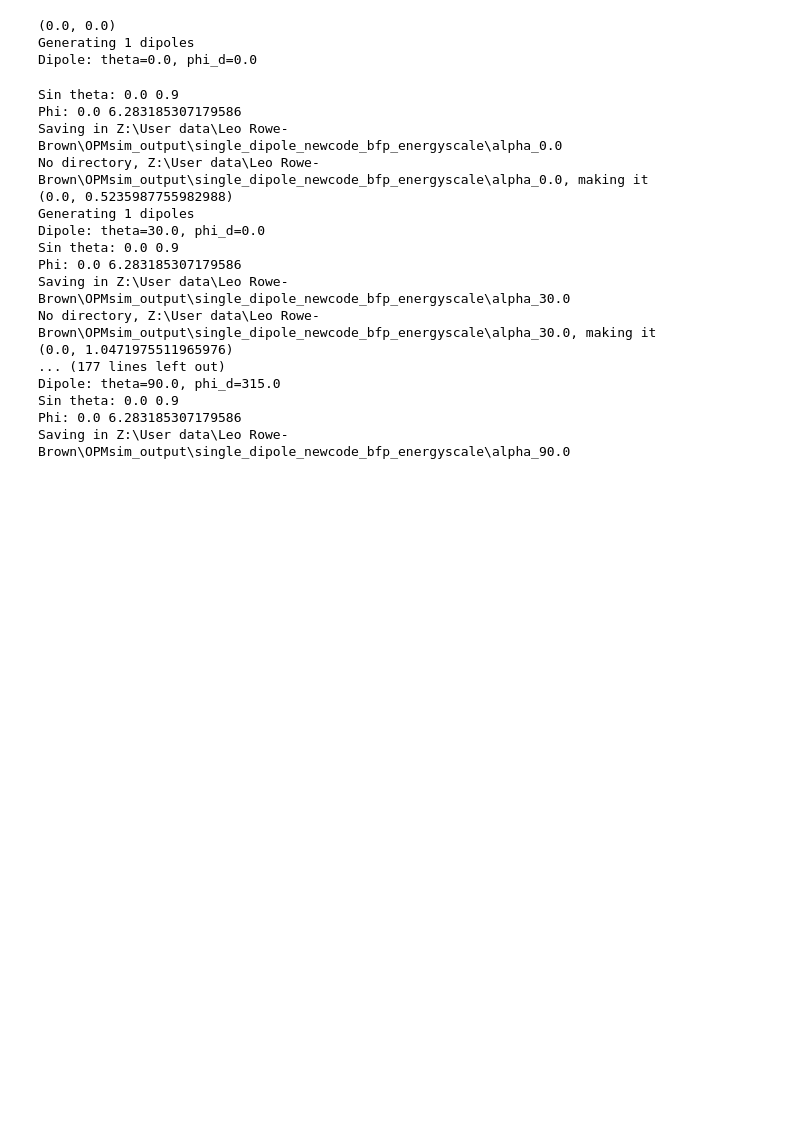
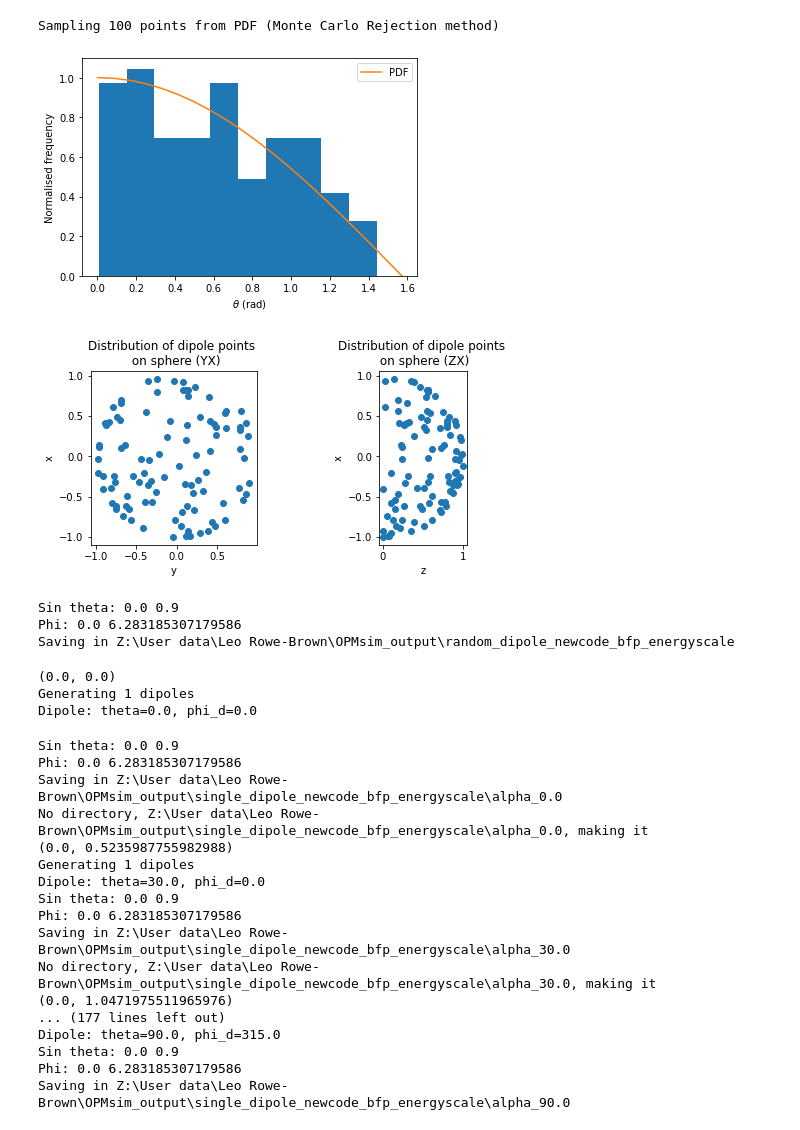
Before and after one commit to LeoRoweBrown/OPMsim, a Jupyter notebook: run_multiple_dipole.ipynb, the cells around one changed output. Drawn from its saved outputs; the diff is of its cells as text; code cells hidden in the pictures; blank space fills up the shorter version.

```diff
--- a/run_multiple_dipole.ipynb
+++ b/run_multiple_dipole.ipynb
@@ -1,17 +1,24 @@
 # %%
 from plot_multiple_dipoles import plot_random_dipole_source
 import dipole_source
 
 # dipoles = dipole_source.DipoleSource(20)
 # points, data_intensity_x, data_intensity_y = dipoles.calculate_pupil_radiation(1)
 
 # print(points)
 # print(data_intensity_x)
 # print(data_intensity_y)
 
 # plot_random_dipole_source(NA=1, dipole_count=100, save_dir = None, randomly=False, show_prints=False)
 save_dir = 'Z:/User data/Leo Rowe-Brown/OPMsim_output/random_dipole_newcode_bfp_energyscale'
-plot_random_dipole_source(NA=1, dipole_count=100, save_dir = None, randomly=True, show_prints=False, pupil='bfp', rescale_energy=True)
+plot_random_dipole_source(NA=0.9, dipole_count=100, save_dir = save_dir, randomly=True, show_prints=False, pupil='bfp', rescale_energy=True)
+# %% [output]
+Sampling 100 points from PDF (Monte Carlo Rejection method)
+[figure, added]
+[figure, added]
+Sin theta: 0.0 0.9
+Phi: 0.0 6.283185307179586
+Saving in Z:\User data\Leo Rowe-Brown\OPMsim_output\random_dipole_newcode_bfp_energyscale
 # %%
 from plot_multiple_dipoles import *
 import numpy as np
```
Also changed, not shown: 5 other files.
